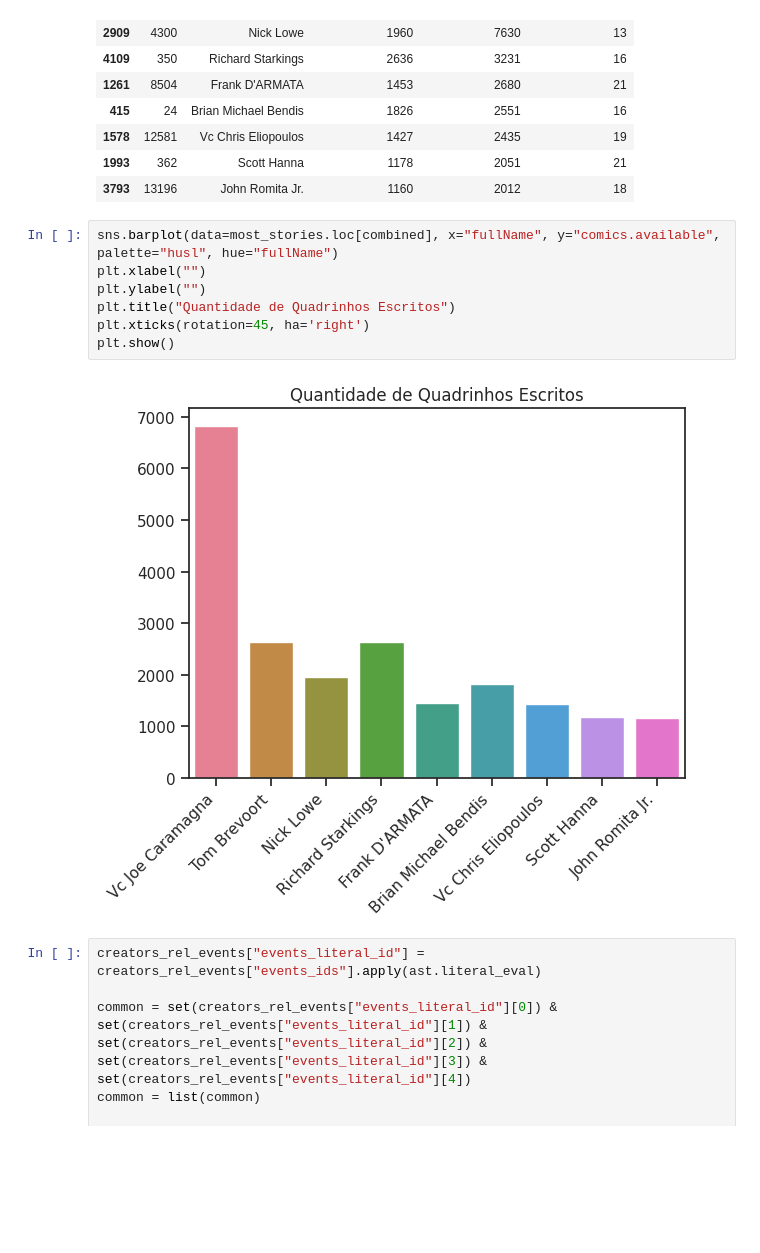
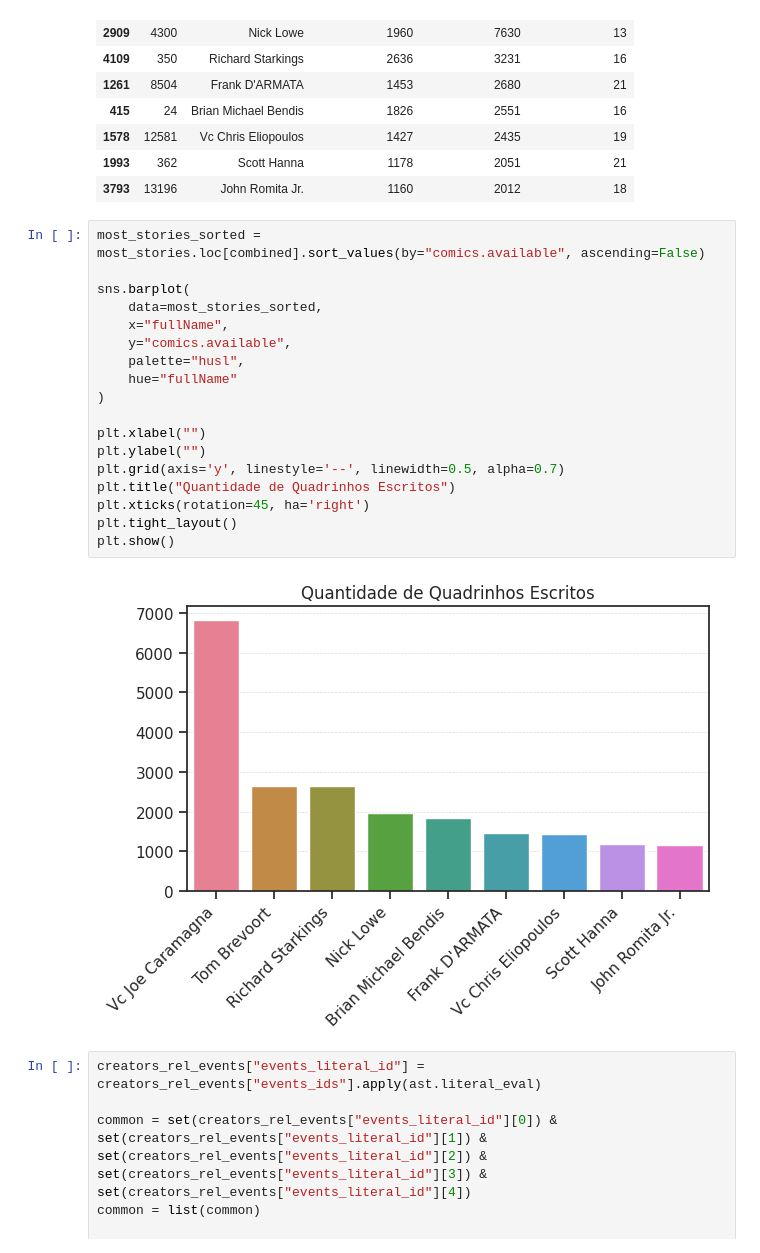
Before and after one commit to thamyrissacamoto/MarvelAPI, a Jupyter notebook: AnalisandoInsights.ipynb, the cells around one changed output. Saved outputs shown, nothing was run; the diff lists cells and outputs as text; blank space fills up the shorter version.

```diff
--- a/AnalisandoInsights.ipynb
+++ b/AnalisandoInsights.ipynb
@@ -485,14 +541,25 @@ most_stories.loc[combined]
 | 1993 | 362 | Scott Hanna | 1178 | 2051 | 21 |
 | 3793 | 13196 | John Romita Jr. | 1160 | 2012 | 18 |
 # %%
-sns.barplot(data=most_stories.loc[combined], x="fullName", y="comics.available", palette="husl", hue="fullName")
+most_stories_sorted = most_stories.loc[combined].sort_values(by="comics.available", ascending=False)
+
+sns.barplot(
+    data=most_stories_sorted,
+    x="fullName",
+    y="comics.available",
+    palette="husl",
+    hue="fullName"
+)
+
 plt.xlabel("")
 plt.ylabel("")
+plt.grid(axis='y', linestyle='--', linewidth=0.5, alpha=0.7)
 plt.title("Quantidade de Quadrinhos Escritos")
 plt.xticks(rotation=45, ha='right')
+plt.tight_layout()
 plt.show()
 # %% [output]
-[figure, old version]
+[figure, new version]
 # %%
 creators_rel_events["events_literal_id"] = creators_rel_events["events_ids"].apply(ast.literal_eval)
 
```
Also changed, not shown: parts of 24 cells of this notebook.
